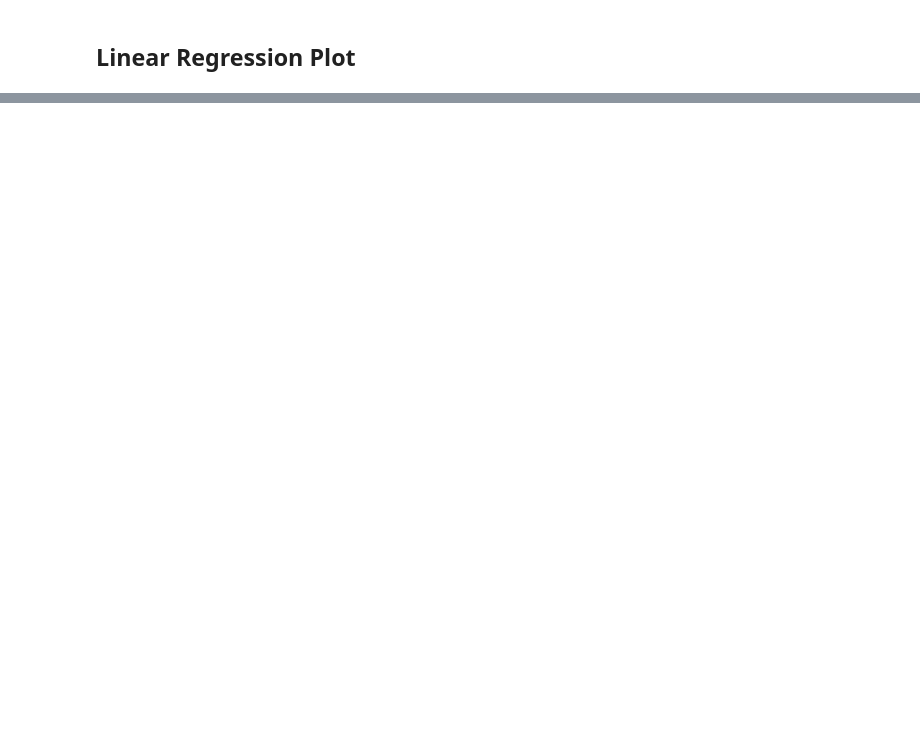
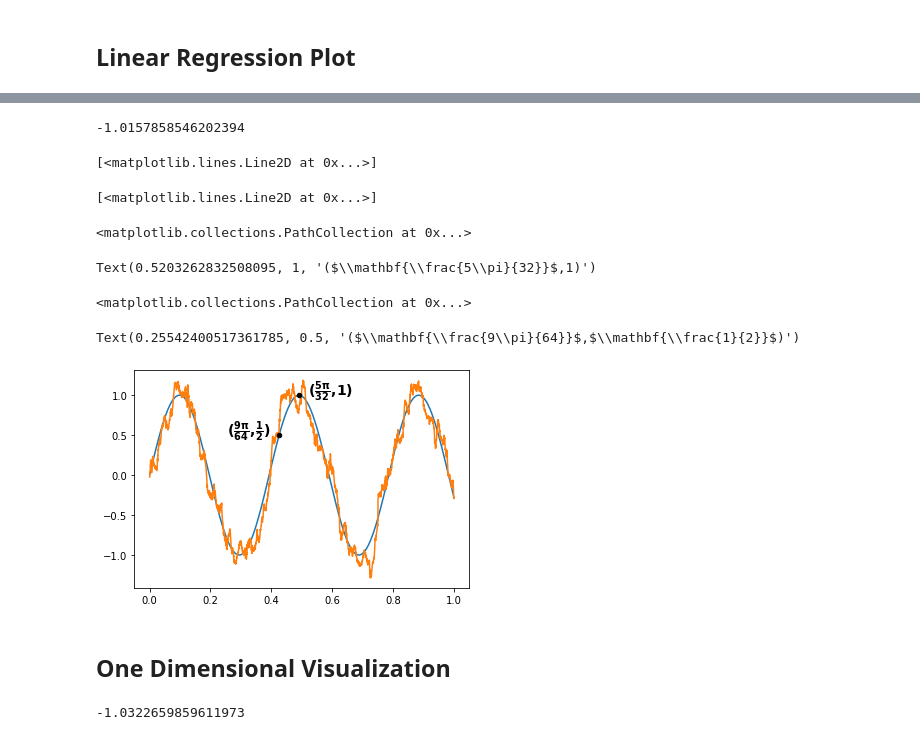
Before and after one commit to Karlmyh/RTER, a Jupyter notebook: plot.ipynb, the cells around one changed output, grey strips where cells are left out. Cells and saved outputs as stored; diff of their text form; code cells hidden in the pictures; blank space fills up the shorter version.

```diff
--- a/plot.ipynb
+++ b/plot.ipynb
@@ -399,0 +416,72 @@ plt.savefig("./results/plot/regression_fig.pdf",bbox_inches="tight")
+# %%
+
+np.random.seed(3)
+
+
+
+sample_generator=TestDistribution(1).returnDistribution()
+n_test, n_train = 4000,2000
+X_train, Y_train = sample_generator.generate(n_train)
+X_test, Y_test = sample_generator.generate(n_test)
+
+model = RegressionTree(estimator="pointwise_extrapolation_estimator",
+                         splitter="maxedge",
+                         min_samples_split=10,
+                         max_depth=3,
+                         order=1,
+                         random_state=4,
+                         lamda = 1e-1,
+                          V=25,
+                      r_range_low = 0,
+                      r_range_up = 1)
+model.fit(X_train, Y_train)
+
+model.score(X_test,Y_test)
+
+idx = np.argsort(X_test.ravel())
+plt.plot(X_test.ravel()[idx],sample_generator.evaluate(X_test).ravel()[idx])
+plt.plot(X_test.ravel()[idx],model.predict(X_test).ravel()[idx])
+
+plt.scatter(np.pi/8+np.pi/32,1,s=20,color = "black",zorder=10)
+plt.text(np.pi/8+np.pi*1.3/32,1, r"($\mathbf{\frac{5\pi}{32}}$,1)",fontsize=14, fontweight="bold")
+
+
+plt.scatter(np.pi/8+np.pi/16/6,1/2,s=20,color = "black",zorder=10)
+plt.text(np.pi/8+np.pi/16/6-0.17,1/2, r"($\mathbf{\frac{9\pi}{64}}$,$\mathbf{\frac{1}{2}}$)",fontsize=14, fontweight="bold")
+# %% [output]
+-1.0157858546202394
+[<matplotlib.lines.Line2D at 0x...>]
+[<matplotlib.lines.Line2D at 0x...>]
+<matplotlib.collections.PathCollection at 0x...>
+Text(0.5203262832508095, 1, '($\\mathbf{\\frac{5\\pi}{32}}$,1)')
+<matplotlib.collections.PathCollection at 0x...>
+Text(0.25542400517361785, 0.5, '($\\mathbf{\\frac{9\\pi}{64}}$,$\\mathbf{\\frac{1}{2}}$)')
+[figure, added]
+# %% [markdown]
+## One Dimensional Visualization
+# %%
+
+np.random.seed(3)
+
+
+
+sample_generator=TestDistribution(1).returnDistribution()
+n_test, n_train = 4000,2000
+X_train, Y_train = sample_generator.generate(n_train)
+X_test, Y_test = sample_generator.generate(n_test)
+
+model = RegressionTree(estimator="naive_estimator",
+                         splitter="maxedge",
+                         min_samples_split=10,
+                         max_depth=4,
+                         order=0,
+                         random_state=4,
+                         lamda = 1e-8,
+                          V=25,
+                      r_range_low = 0,
+                      r_range_up = 1)
+model.fit(X_train, Y_train)
+
+model.score(X_test,Y_test)
+# %% [output]
+-1.0322659859611973
```
Also changed, not shown: parts of 25 cells of this notebook, 24 other files.
